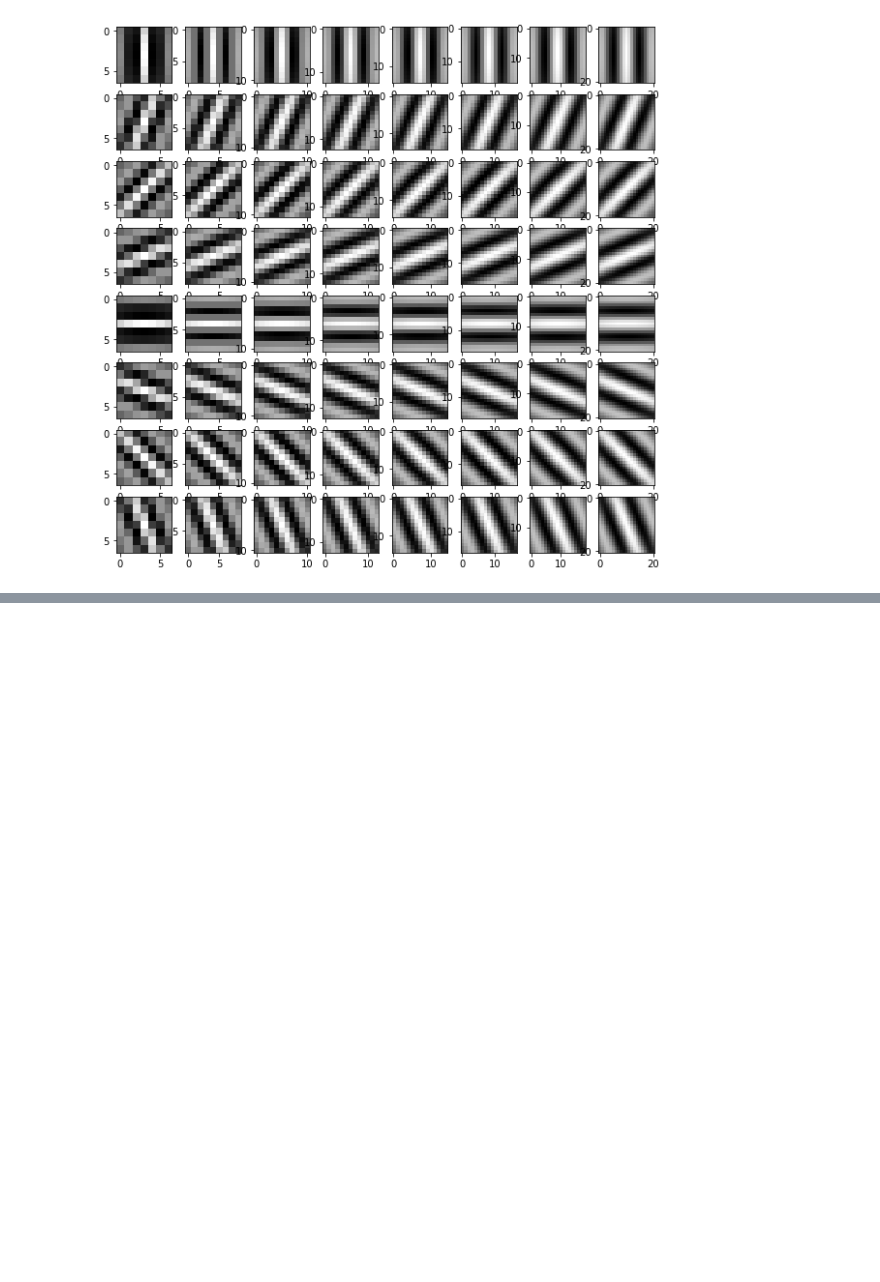
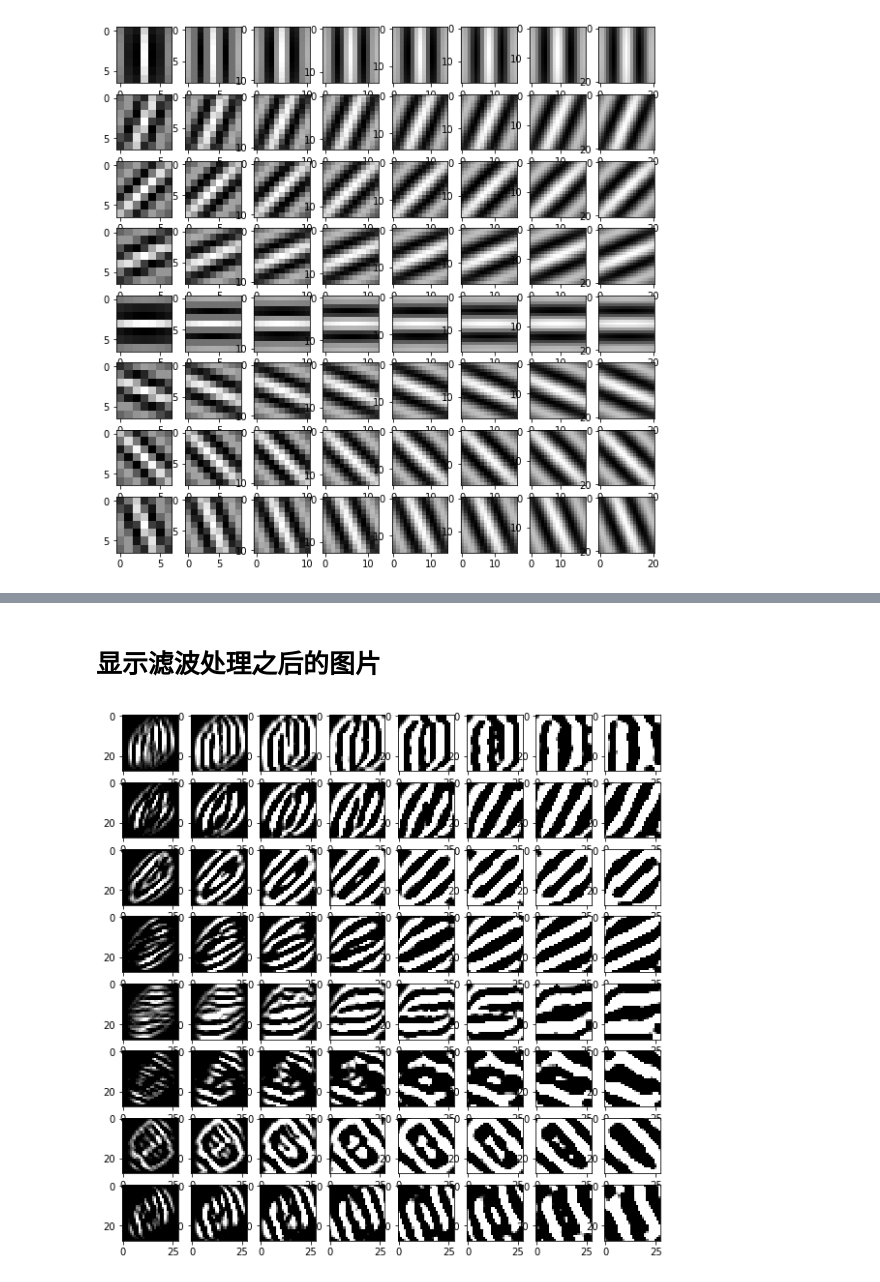
Before and after one commit to Connorshen/CPL, a Jupyter notebook: python/cluster/gabor_process.ipynb, the cells around one changed output, grey strips where cells are left out. Drawn from its saved outputs; the diff is of its cells as text; code cells hidden in the pictures; blank space fills up the shorter version.

```diff
--- a/python/cluster/gabor_process.ipynb
+++ b/python/cluster/gabor_process.ipynb
@@ -6,12 +8,18 @@ import matplotlib.pyplot as plt
 # %%
 def build_filters():
     filters = []
-    ksize = [7,9,11,13,15,17,19,21] #gabor尺度，共8个
-    sigma = np.arange(2,len(ksize)+2)
-    lambd = np.arange(3,len(ksize)+3)
+    ksize = [7, 9, 11, 13, 15, 17, 19, 21]  # gabor尺度，共8个
+    sigma = np.arange(2, len(ksize) + 2)
+    lambd = np.arange(3, len(ksize) + 3)
 
     for theta in np.arange(0, np.pi, np.pi / 8):  # gabor方向 0 45 90 135
         for k in range(len(ksize)):
             kern = cv2.getGaborKernel((ksize[k], ksize[k]), sigma[k], theta, lambd[k], 0.5, 0, ktype=cv2.CV_32F)
             filters.append(kern)
     return filters
+def gabor_process(img,filters):
+    process_imgs = []
+    for kern in filters:
+        fimg = cv2.filter2D(img,cv2.CV_8UC1,kern)
+        process_imgs.append(fimg)
+    return process_imgs
@@ -26,0 +57,11 @@ for r_i in range(8):
+# %% [markdown]
+# 显示滤波处理之后的图片
+# %%
+process_imgs = gabor_process(image,filters)
+plt.figure(figsize=(10, 10))
+for r_i in range(8):
+    for c_i in range(8):
+        plt.subplot(8, 8, r_i * 8 + c_i + 1)
+        plt.imshow(process_imgs[r_i * 8 + c_i], cmap='gray')
+# %% [output]
+[figure, added]
```
Also changed, not shown: parts of 6 cells of this notebook, 2 other files.
